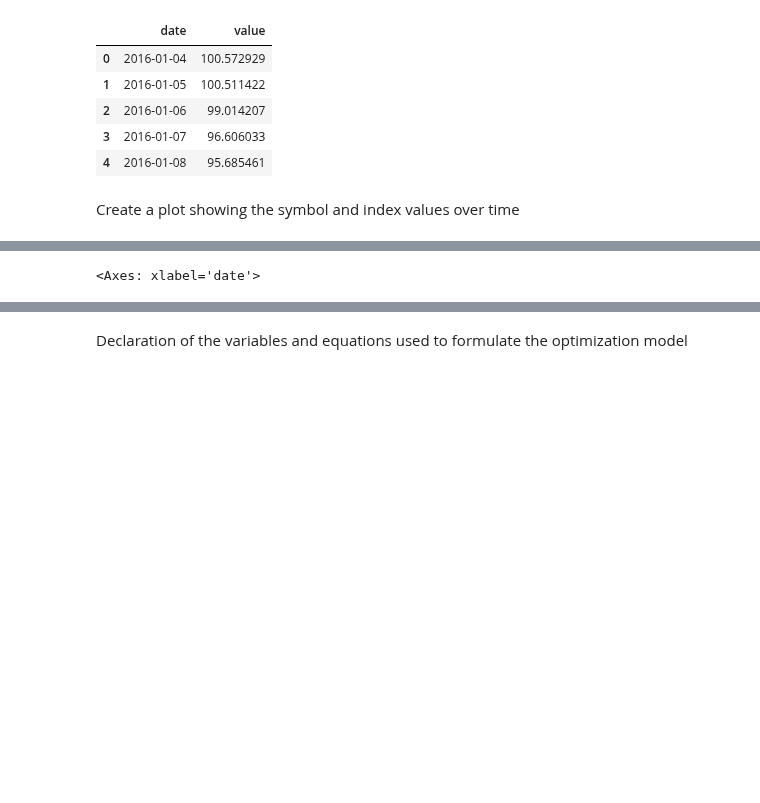
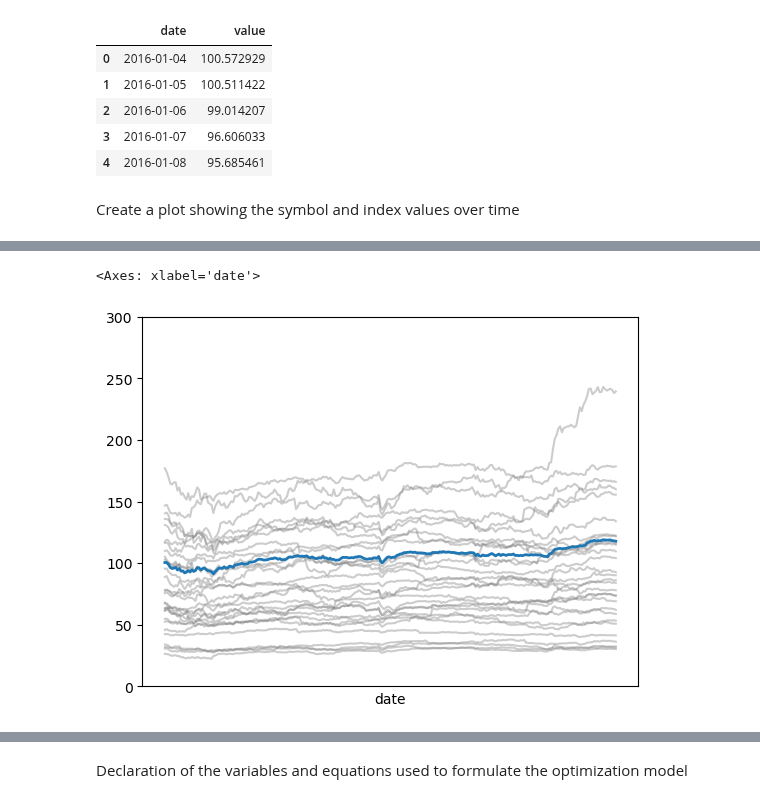
Before and after one commit to GAMS-dev/gamspy, a Jupyter notebook: docs/user/notebooks/pickstock.ipynb, the cells around one changed output, grey strips where cells are left out. Cells and saved outputs as stored; diff of their text form; code cells hidden in the pictures; blank space fills up the shorter version.

```diff
--- a/docs/user/notebooks/pickstock.ipynb
+++ b/docs/user/notebooks/pickstock.ipynb
@@ -23,11 +21,16 @@ symbol = m.addSet('symbol', records=price_data.symbol.unique())
 # %%
-# m = Container()
-# date = m.addSet('date', description='trading date')
-# symbol = m.addSet('symbol', description='stock symbol')
-# price = m.addParameter('price', [date, symbol], domain_forwarding=True, records=price_data, description='price of stock on date')
-price = m.addParameter('price', [date, symbol], description='price of stock on date', records=price_data)
-d = m.addAlias('d', date)
-s = m.addAlias('s', symbol)
+m = Container()
+date = m.addSet("date", description="trading date")
+symbol = m.addSet("symbol", description="stock symbol")
+price = m.addParameter(
+    "price",
+    [date, symbol],
+    domain_forwarding=True,
+    records=price_data,
+    description="price of stock on date",
+)
+d = m.addAlias("d", date)
+s = m.addAlias("s", symbol)
 # %%
 price.records.head()
 # %% [output]
@@ -40,8 +43,8 @@ price.records.head()
 # %% [markdown]
 The mean price per stock is calculated in GAMS.
 # %%
-avgprice = m.addParameter('avgprice', [symbol], description='average price of stock')
-avgprice[s] = Sum(d, price[d,s]) / Card(d)
+avgprice = m.addParameter("avgprice", symbol, description="average price of stock")
+avgprice[s] = Sum(d, price[d, s]) / Card(d)
 
 avgprice.records.head()
 # %% [output]
@@ -54,7 +57,7 @@ avgprice.records.head()
 # %% [markdown]
 The averages can be used in order to calculate weights.
 # %%
-weight = m.addParameter('weight', [symbol], description='weight of stock')
+weight = m.addParameter("weight", symbol, description="weight of stock")
 weight[symbol] = avgprice[symbol] / Sum(s, avgprice[s])
 weight.records.head()
 # %% [output]
@@ -80,8 +83,8 @@ contribution.records.head()
 # %% [markdown]
 Compute index values
 # %%
-index = m.addParameter('index', [date], description='Dow Jones index')
-index[d] = Sum(s, contribution[d,s]);
+index = m.addParameter("index", date, description="Dow Jones index")
+index[d] = Sum(s, contribution[d, s])
 index.records.head()
 # %% [output]
 |  | date | value |
@@ -93,11 +96,19 @@ index.records.head()
 # %% [markdown]
 Create a plot showing the symbol and index values over time
 # %%
-%matplotlib notebook
 import matplotlib
 import matplotlib.pyplot as plt
 
 fig, ax = plt.subplots()
-price.records.groupby('symbol').plot(x='date', y='value', ax=ax, alpha=0.4, color='grey', legend=False, ylim=(0,300), xticks=[])
-index.records.plot(x='date', y='value', ax=ax, linewidth=2, legend=False)
+price.records.groupby("symbol", observed=True).plot(
+    x="date",
+    y="value",
+    ax=ax,
+    alpha=0.4,
+    color="grey",
+    legend=False,
+    ylim=(0, 300),
+    xticks=[],
+)
+index.records.plot(x="date", y="value", ax=ax, linewidth=2, legend=False)
 # %% [output]
@@ -106,2 +115,3 @@ index.records.plot(x='date', y='value', ax=ax, linewidth=2, legend=False)
 <Axes: xlabel='date'>
+[figure, added]
 # %%
```
Also changed, not shown: parts of 10 cells of this notebook.
